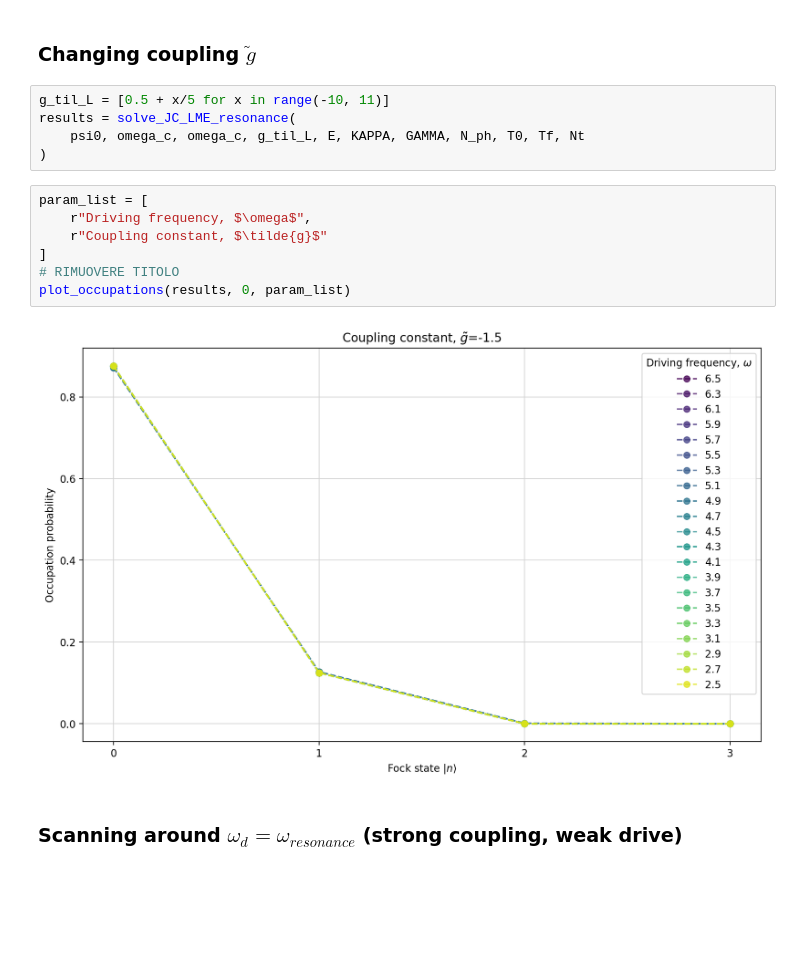
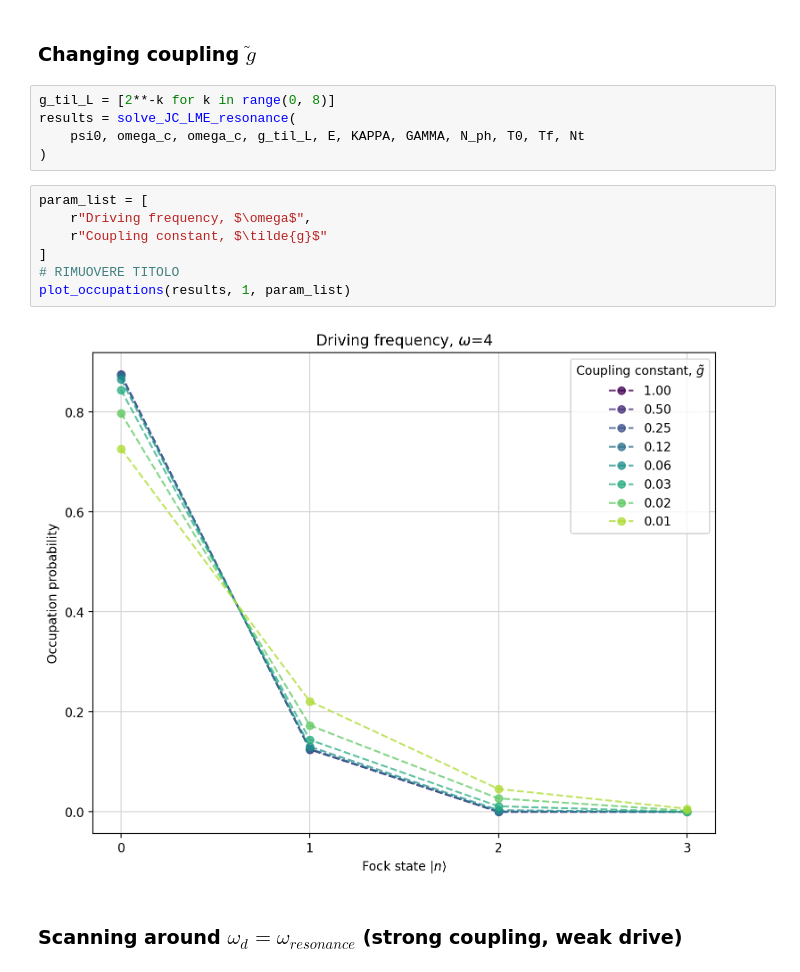
Before and after one commit to RaffaeleSabatini/QIAP_Project, a Jupyter notebook: main.ipynb, the cells around one changed output. Saved outputs shown, nothing was run; the diff lists cells and outputs as text; blank space fills up the shorter version.

```diff
--- a/main.ipynb
+++ b/main.ipynb
@@ -116,19 +101,19 @@ plot_occupations(results, 0, param_list)
 # %% [markdown]
 ### Changing coupling $\tilde{g}$
 # %%
-g_til_L = [0.5 + x/5 for x in range(-10, 11)]
+g_til_L = [2**-k for k in range(0, 8)]
 results = solve_JC_LME_resonance(
     psi0, omega_c, omega_c, g_til_L, E, KAPPA, GAMMA, N_ph, T0, Tf, Nt
 )
 # %%
 param_list = [
     r"Driving frequency, $\omega$",
     r"Coupling constant, $\tilde{g}$"
 ]
 # RIMUOVERE TITOLO
-plot_occupations(results, 0, param_list)
+plot_occupations(results, 1, param_list)
 # %% [output]
-[figure, old version]
+[figure, new version]
 # %% [markdown]
 ### Scanning around $\omega_d = \omega_{resonance}$ (strong coupling, weak drive)
 # %%
```
Also changed, not shown: parts of 4 cells of this notebook, 2 other files.
